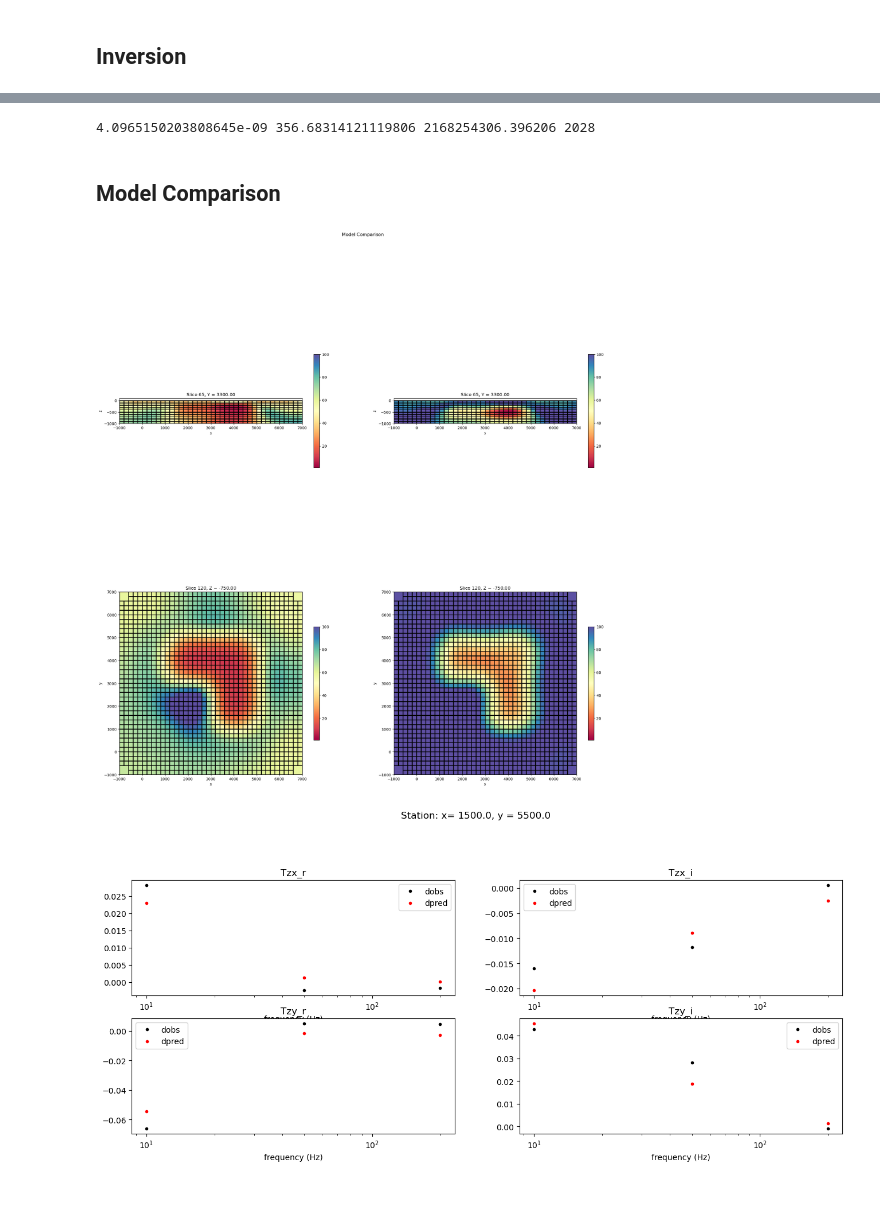
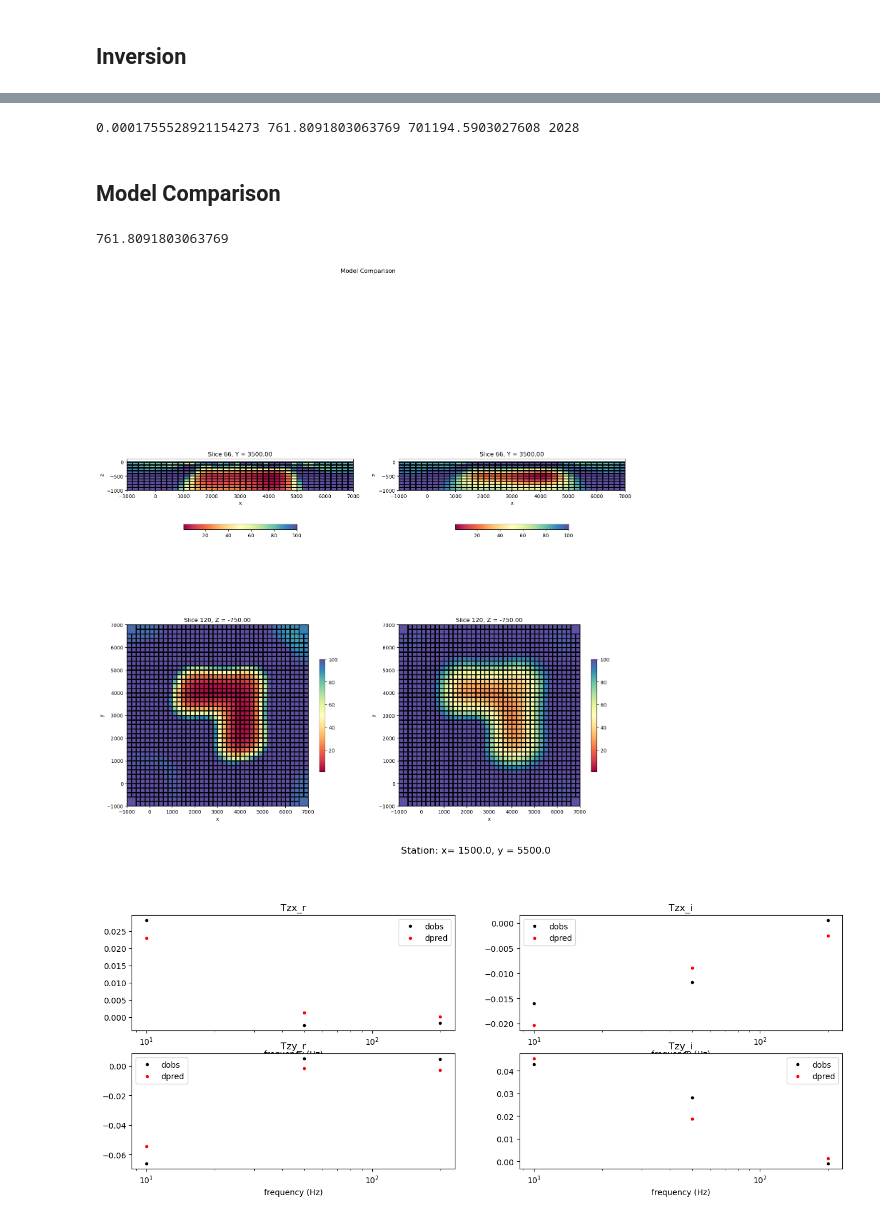
Before and after one commit to simpeg-research/heagy-et-al-2023-aem, a Jupyter notebook: mt/airborne_tipper/nsem-forward-model-notebook.ipynb, the cells around one changed output, grey strips where cells are left out. Drawn from its saved outputs; the diff is of its cells as text; code cells hidden in the pictures.

```diff
--- a/mt/airborne_tipper/nsem-forward-model-notebook.ipynb
+++ b/mt/airborne_tipper/nsem-forward-model-notebook.ipynb
@@ -24,12 +20,12 @@ Load the *.msh file and *.mod file which are UBC formatted. We can extract the a
 A histogram of the model is generated to get an idea of how many units are present
 # %%
 # let import the mesh in UBC format
-mesh_file = r"octree_mesh\output_files\octree_mesh.txt"
-mesh = discretize.TreeMesh.read_UBC(mesh_file)
+mesh_file = r".\octree_mesh\octree_mesh.txt"
+mesh = discretize.TreeMesh.readUBC(mesh_file)
 
 # load the conductivity model
-conductivity_file = r"octree_model\octree_model.con"
-model = discretize.TreeMesh.read_model_UBC(mesh, conductivity_file)
+conductivity_file = r".\octree_model\octree_model.con"
+model = discretize.TreeMesh.readModelUBC(mesh, conductivity_file)
 
 # extract the acive files
 active = model > 1e-8
@@ -568,59 +591,65 @@ print(invProb.beta, invProb.phi_d, invProb.phi_m, sim.survey.nD)
 # map the conductivity
 cond_est = mapping * mopt
 
-discretize.TreeMesh.writeUBC(mesh,'Lb-imp_all_simple-octree-v2.msh', models={'Lb-imp_all_simple-octree-v2.con': cond_est})
+discretize.TreeMesh.writeUBC(mesh,'Lb-imp_all_simple-octree-v3.msh', models={'Lb-imp_all_simple-octree-v3.con': cond_est})
 # %% [output]
-4.0965150203808645e-09 356.68314121119806 2168254306.396206 2028
+0.0001755528921154273 761.8091803063769 701194.5903027608 2028
 # %% [markdown]
 ## Model Comparison
 # %%
 # load the ubc model
 
 # load the conductivity model
-ubc_conductivity_file = r"C:\Users\johnk\Downloads\e3dmt_v2_example_ZTEM\inv\inv_003.con"
-ubc_model = discretize.TreeMesh.readModelUBC(mesh, ubc_conductivity_file)
+# ubc_conductivity_file = r"C:\Users\johnk\Downloads\e3dmt_v2_example_ZTEM\inv\inv_003.con"
+# ubc_model = discretize.TreeMesh.readModelUBC(mesh, ubc_conductivity_file)
+
+print(invProb.phi_d)
+# %% [output]
+761.8091803063769
 # %%
+cond_est = np.ones(mesh.nC)
+cond_est[active] = np.exp(np.load(r"C:\Users\johnk\Documents\git\jresearch\PGI\mt\airborne_tipper\002-InversionModel-2023-04-14-11-05.npy"))
 # modeli = np.ones(mesh.nC)
 modeli = 1 / cond_est
 modeli[~active] = np.nan
 modeli_ubc = 1 / ubc_model
 modeli_ubc[~active] = np.nan
 
-plt.figure(figsize=(24, 24))
+plt.figure(figsize=(18, 18))
 plt.suptitle('Model Comparison')
 ax = plt.subplot(2, 2, 1)
-collect_obj = mesh.plot_slice(modeli, ax=ax, ind=int(65), grid=True, normal='Y', clim=[1, 100], pcolor_opts={'cmap':'Spectral'})
-color_bar = plt.colorbar(collect_obj[0], shrink=0.5)
+collect_obj = mesh.plot_slice(modeli, ax=ax, ind=int(66), grid=True, normal='Y', clim=[1, 100], pcolor_opts={'cmap':'Spectral'})
+color_bar = plt.colorbar(collect_obj[0], shrink=0.5, orientation='horizontal')
 ax.set_xlim([-1000, 7000])
 ax.set_ylim([-1000, 100])
 ax.set_aspect('equal')
 
 ax1 = plt.subplot(2, 2, 2)
-collect_obj1 = mesh.plot_slice(modeli_ubc, ax=ax1, ind=int(65), grid=True, normal='Y', clim=[1, 100], pcolor_opts={'cmap':'Spectral'})
-color_bar1 = plt.colorbar(collect_obj1[0], shrink=0.5)
+collect_obj1 = mesh.plot_slice(modeli_ubc, ax=ax1, ind=int(66), grid=True, normal='Y', clim=[1, 100], pcolor_opts={'cmap':'Spectral'})
+color_bar1 = plt.colorbar(collect_obj1[0], shrink=0.5, orientation='horizontal')
 ax1.set_xlim([-1000, 7000])
 ax1.set_ylim([-1000, 100])
 ax1.set_aspect('equal')
 
 ax2 = plt.subplot(2, 2, 3)
 collect_obj2 = mesh.plot_slice(modeli, ax=ax2, ind=int(120), grid=True, normal='Z', clim=[1, 100], pcolor_opts={'cmap':'Spectral'})
 color_bar2 = plt.colorbar(collect_obj2[0], shrink=0.5)
 ax2.set_xlim([-1000, 7000])
 ax2.set_ylim([-1000, 7000])
 ax2.set_aspect('equal')
 
 ax3 = plt.subplot(2, 2, 4)
 collect_obj3 = mesh.plot_slice(modeli_ubc, ax=ax3, ind=int(120), grid=True, normal='Z', clim=[1, 100], pcolor_opts={'cmap':'Spectral'})
 color_bar3 = plt.colorbar(collect_obj3[0], shrink=0.5)
 ax3.set_xlim([-1000, 7000])
 ax3.set_ylim([-1000, 7000])
 ax3.set_aspect('equal')
 
 plt.show()
 
 # print(mesh.nCz)
 # %% [output]
-[figure, old version]
+[figure, new version]
 # %%
 # plot dpred & dobs for specific station - checking fit of each frequency for a station
 num_sets = int(survey.dobs.shape[0] / 3.)
```
Also changed, not shown: parts of 12 cells of this notebook, 4 other files.
